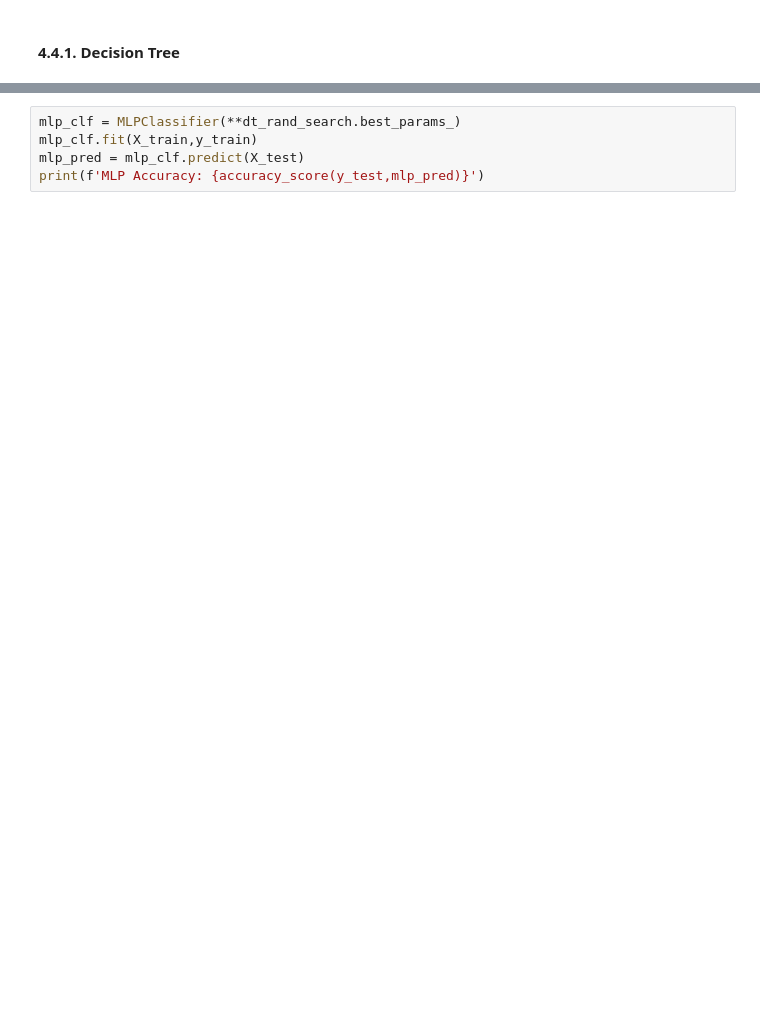
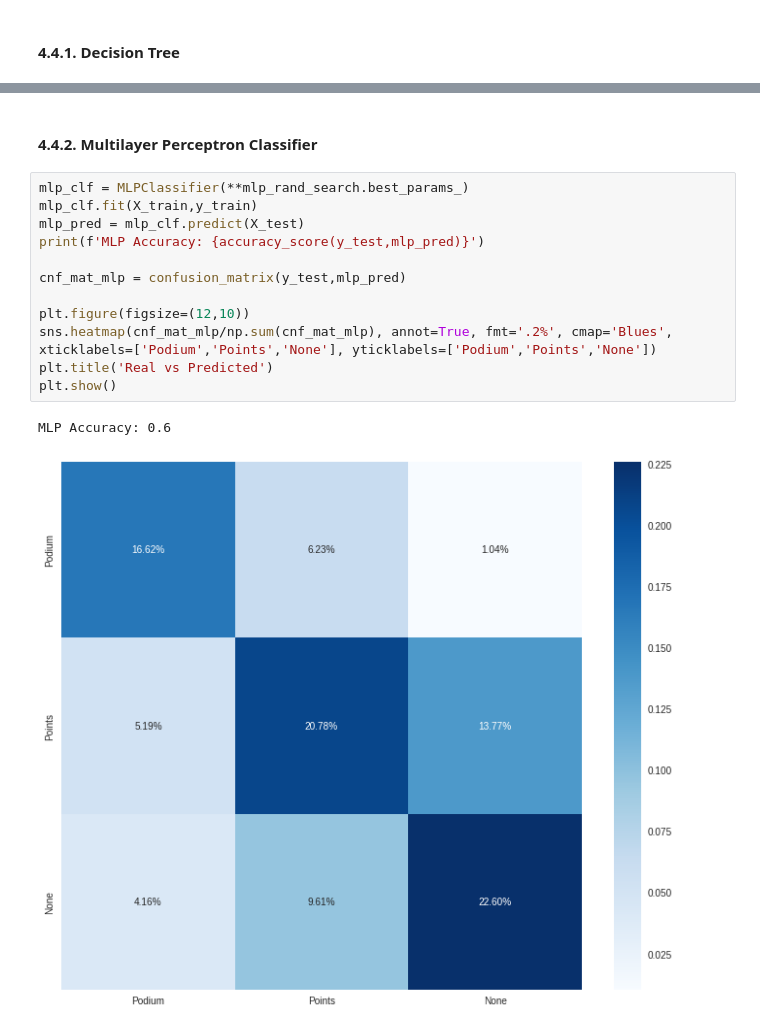
Before and after one commit to joaofavoretti/formula-1-result-predict, a Jupyter notebook: f1.ipynb, the cells around one changed output, grey strips where cells are left out. Saved outputs shown, nothing was run; the diff lists cells and outputs as text; blank space fills up the shorter version.

```diff
--- a/f1.ipynb
+++ b/f1.ipynb
@@ -557,5 +546,17 @@ Decision Tree ccuracy: 0.625974025974026
+# %% [markdown]
+#### 4.4.2. Multilayer Perceptron Classifier
 # %%
-mlp_clf = MLPClassifier(**dt_rand_search.best_params_)
+mlp_clf = MLPClassifier(**mlp_rand_search.best_params_)
 mlp_clf.fit(X_train,y_train)
 mlp_pred = mlp_clf.predict(X_test)
 print(f'MLP Accuracy: {accuracy_score(y_test,mlp_pred)}')
+
+cnf_mat_mlp = confusion_matrix(y_test,mlp_pred)
+
+plt.figure(figsize=(12,10))
+sns.heatmap(cnf_mat_mlp/np.sum(cnf_mat_mlp), annot=True, fmt='.2%', cmap='Blues', xticklabels=['Podium','Points','None'], yticklabels=['Podium','Points','None'])
+plt.title('Real vs Predicted')
+plt.show()
+# %% [output]
+MLP Accuracy: 0.6
+[figure, added]
```
Also changed, not shown: parts of 19 cells of this notebook.
